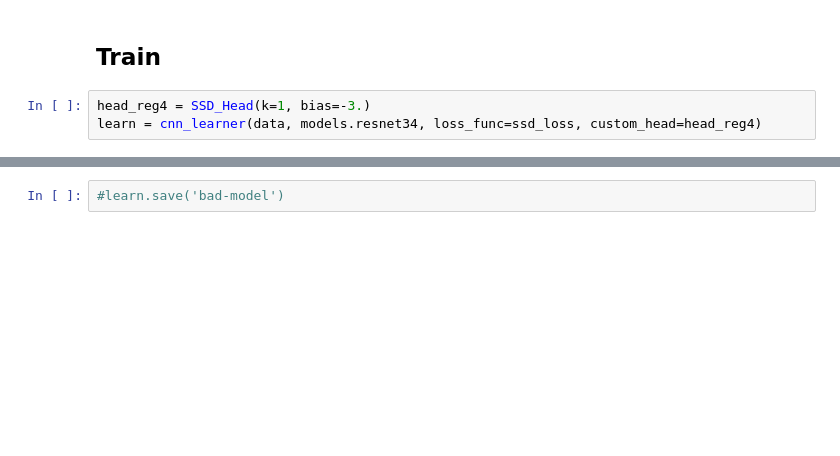
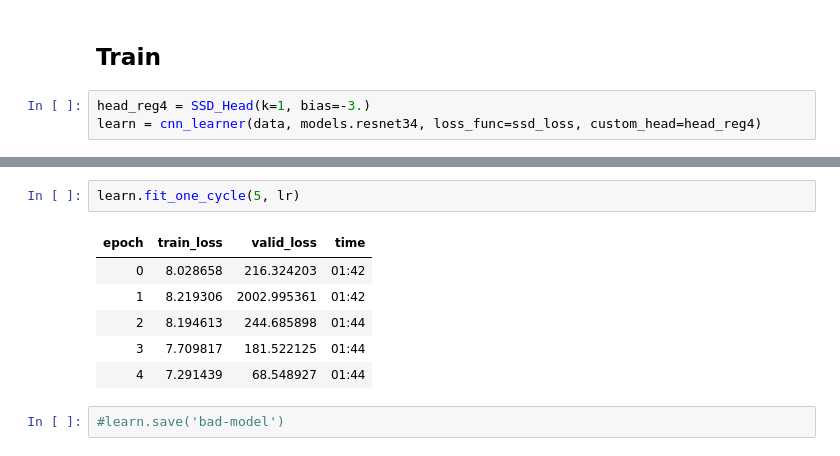
Before and after one commit to chosia/fastai-coco-object-detection, a Jupyter notebook: coco-object-detection.ipynb, the cells around one changed output, grey strips where cells are left out. Drawn from its saved outputs; the diff is of its cells as text; blank space fills up the shorter version.

```diff
--- a/coco-object-detection.ipynb
+++ b/coco-object-detection.ipynb
@@ -1011,3 +1029,12 @@ learn = cnn_learner(data, models.resnet34, loss_func=ssd_loss, custom_head=head_
+# %%
+learn.fit_one_cycle(5, lr)
+# %% [output]
+| epoch | train_loss | valid_loss | time |
+| 0 | 8.028658 | 216.324203 | 01:42 |
+| 1 | 8.219306 | 2002.995361 | 01:42 |
+| 2 | 8.194613 | 244.685898 | 01:44 |
+| 3 | 7.709817 | 181.522125 | 01:44 |
+| 4 | 7.291439 | 68.548927 | 01:44 |
 # %%
 #learn.save('bad-model')
 # %%
```
Also changed, not shown: parts of 15 cells of this notebook.
